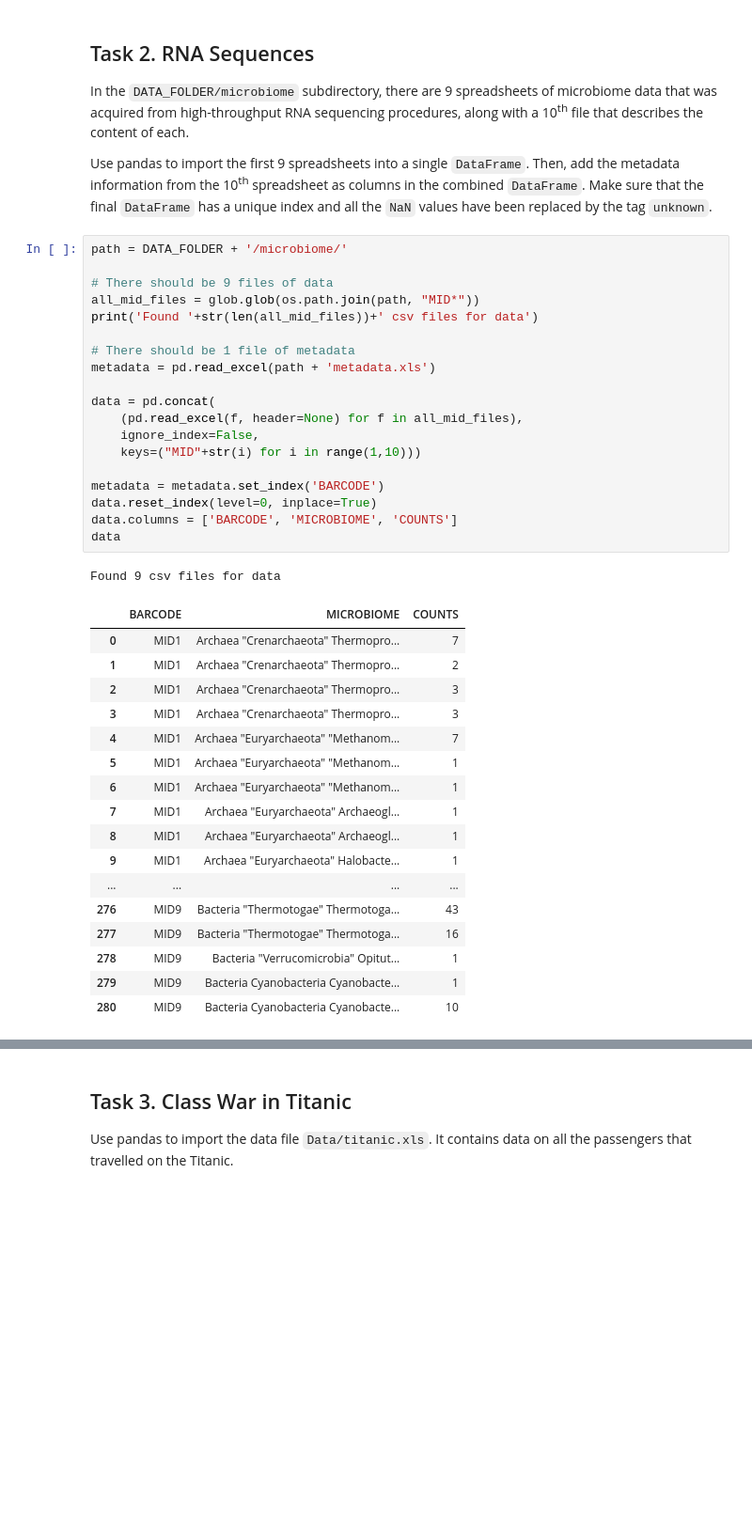
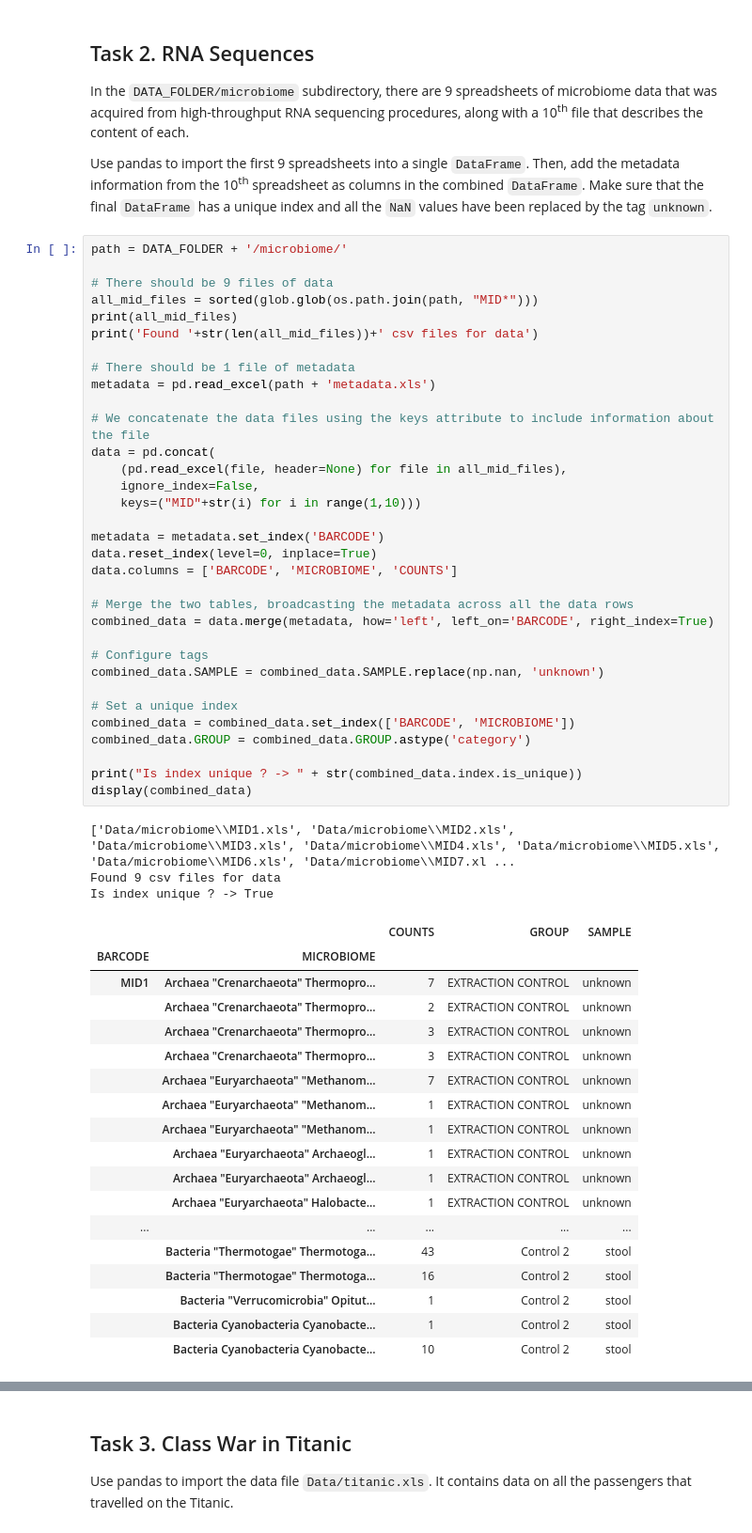
Before and after one commit to lkieliger/adagroup, a Jupyter notebook: hw1/Homework 1.ipynb, the cells around one changed output, grey strips where cells are left out. Shown: that part at 94% size. Cells and saved outputs as stored; diff of their text form; blank space fills up the shorter version.

```diff
--- a/hw1/Homework 1.ipynb
+++ b/hw1/Homework 1.ipynb
@@ -370,39 +364,56 @@ Make sure that the final `DataFrame` has a unique index and all the `NaN` values
 # %%
 path = DATA_FOLDER + '/microbiome/'
 
 # There should be 9 files of data
-all_mid_files = glob.glob(os.path.join(path, "MID*"))
+all_mid_files = sorted(glob.glob(os.path.join(path, "MID*")))
+print(all_mid_files)
 print('Found '+str(len(all_mid_files))+' csv files for data')
 
 # There should be 1 file of metadata
 metadata = pd.read_excel(path + 'metadata.xls')
 
+# We concatenate the data files using the keys attribute to include information about the file
 data = pd.concat(
-    (pd.read_excel(f, header=None) for f in all_mid_files),
+    (pd.read_excel(file, header=None) for file in all_mid_files),
     ignore_index=False,
     keys=("MID"+str(i) for i in range(1,10)))
 
 metadata = metadata.set_index('BARCODE')
 data.reset_index(level=0, inplace=True)
 data.columns = ['BARCODE', 'MICROBIOME', 'COUNTS']
-data
+
+# Merge the two tables, broadcasting the metadata across all the data rows
+combined_data = data.merge(metadata, how='left', left_on='BARCODE', right_index=True)
+
+# Configure tags
+combined_data.SAMPLE = combined_data.SAMPLE.replace(np.nan, 'unknown')
+
+# Set a unique index
+combined_data = combined_data.set_index(['BARCODE', 'MICROBIOME'])
+combined_data.GROUP = combined_data.GROUP.astype('category')
+
+print("Is index unique ? -> " + str(combined_data.index.is_unique))
+display(combined_data)
 # %% [output]
+['Data/microbiome\\MID1.xls', 'Data/microbiome\\MID2.xls', 'Data/microbiome\\MID3.xls', 'Data/microbiome\\MID4.xls', 'Data/microbiome\\MID5.xls', 'Data/microbiome\\MID6.xls', 'Data/microbiome\\MID7.xl ...
 Found 9 csv files for data
+Is index unique ? -> True
-|  | BARCODE | MICROBIOME | COUNTS |
-| 0 | MID1 | Archaea "Crenarchaeota" Thermopro... | 7 |
-| 1 | MID1 | Archaea "Crenarchaeota" Thermopro... | 2 |
-| 2 | MID1 | Archaea "Crenarchaeota" Thermopro... | 3 |
-| 3 | MID1 | Archaea "Crenarchaeota" Thermopro... | 3 |
-| 4 | MID1 | Archaea "Euryarchaeota" "Methanom... | 7 |
-| 5 | MID1 | Archaea "Euryarchaeota" "Methanom... | 1 |
-| 6 | MID1 | Archaea "Euryarchaeota" "Methanom... | 1 |
-| 7 | MID1 | Archaea "Euryarchaeota" Archaeogl... | 1 |
-| 8 | MID1 | Archaea "Euryarchaeota" Archaeogl... | 1 |
-| 9 | MID1 | Archaea "Euryarchaeota" Halobacte... | 1 |
-| ... | ... | ... | ... |
-| 276 | MID9 | Bacteria "Thermotogae" Thermotoga... | 43 |
-| 277 | MID9 | Bacteria "Thermotogae" Thermotoga... | 16 |
-| 278 | MID9 | Bacteria "Verrucomicrobia" Opitut... | 1 |
-| 279 | MID9 | Bacteria Cyanobacteria Cyanobacte... | 1 |
-| 280 | MID9 | Bacteria Cyanobacteria Cyanobacte... | 10 |
+|  |  | COUNTS | GROUP | SAMPLE |
+| BARCODE | MICROBIOME |  |  |  |
+| MID1 | Archaea "Crenarchaeota" Thermopro... | 7 | EXTRACTION CONTROL | unknown |
+|  | Archaea "Crenarchaeota" Thermopro... | 2 | EXTRACTION CONTROL | unknown |
+|  | Archaea "Crenarchaeota" Thermopro... | 3 | EXTRACTION CONTROL | unknown |
+|  | Archaea "Crenarchaeota" Thermopro... | 3 | EXTRACTION CONTROL | unknown |
+|  | Archaea "Euryarchaeota" "Methanom... | 7 | EXTRACTION CONTROL | unknown |
+|  | Archaea "Euryarchaeota" "Methanom... | 1 | EXTRACTION CONTROL | unknown |
+|  | Archaea "Euryarchaeota" "Methanom... | 1 | EXTRACTION CONTROL | unknown |
+|  | Archaea "Euryarchaeota" Archaeogl... | 1 | EXTRACTION CONTROL | unknown |
+|  | Archaea "Euryarchaeota" Archaeogl... | 1 | EXTRACTION CONTROL | unknown |
+|  | Archaea "Euryarchaeota" Halobacte... | 1 | EXTRACTION CONTROL | unknown |
+| ... | ... | ... | ... | ... |
+|  | Bacteria "Thermotogae" Thermotoga... | 43 | Control 2 | stool |
+|  | Bacteria "Thermotogae" Thermotoga... | 16 | Control 2 | stool |
+|  | Bacteria "Verrucomicrobia" Opitut... | 1 | Control 2 | stool |
+|  | Bacteria Cyanobacteria Cyanobacte... | 1 | Control 2 | stool |
+|  | Bacteria Cyanobacteria Cyanobacte... | 10 | Control 2 | stool |
 2396 rows × 3 columns
```
Also changed, not shown: parts of 7 cells of this notebook.
